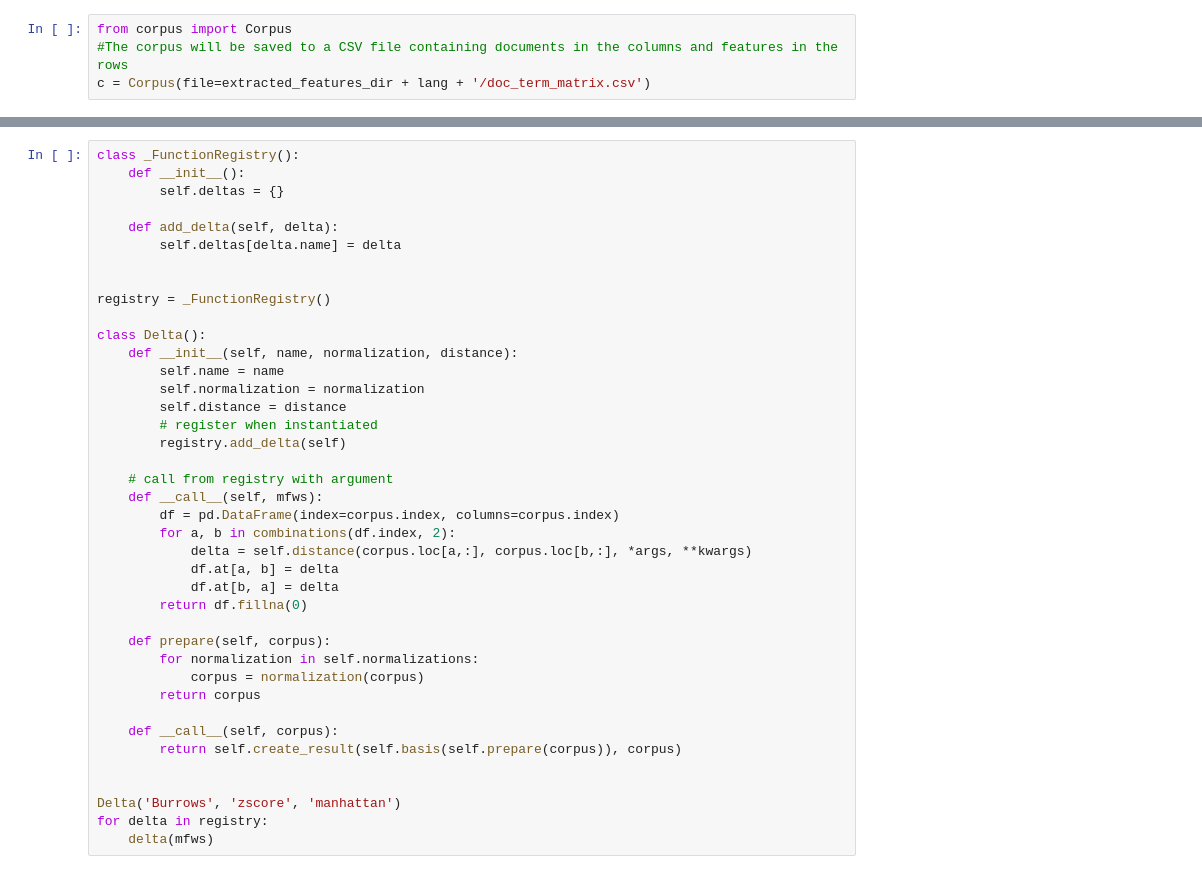
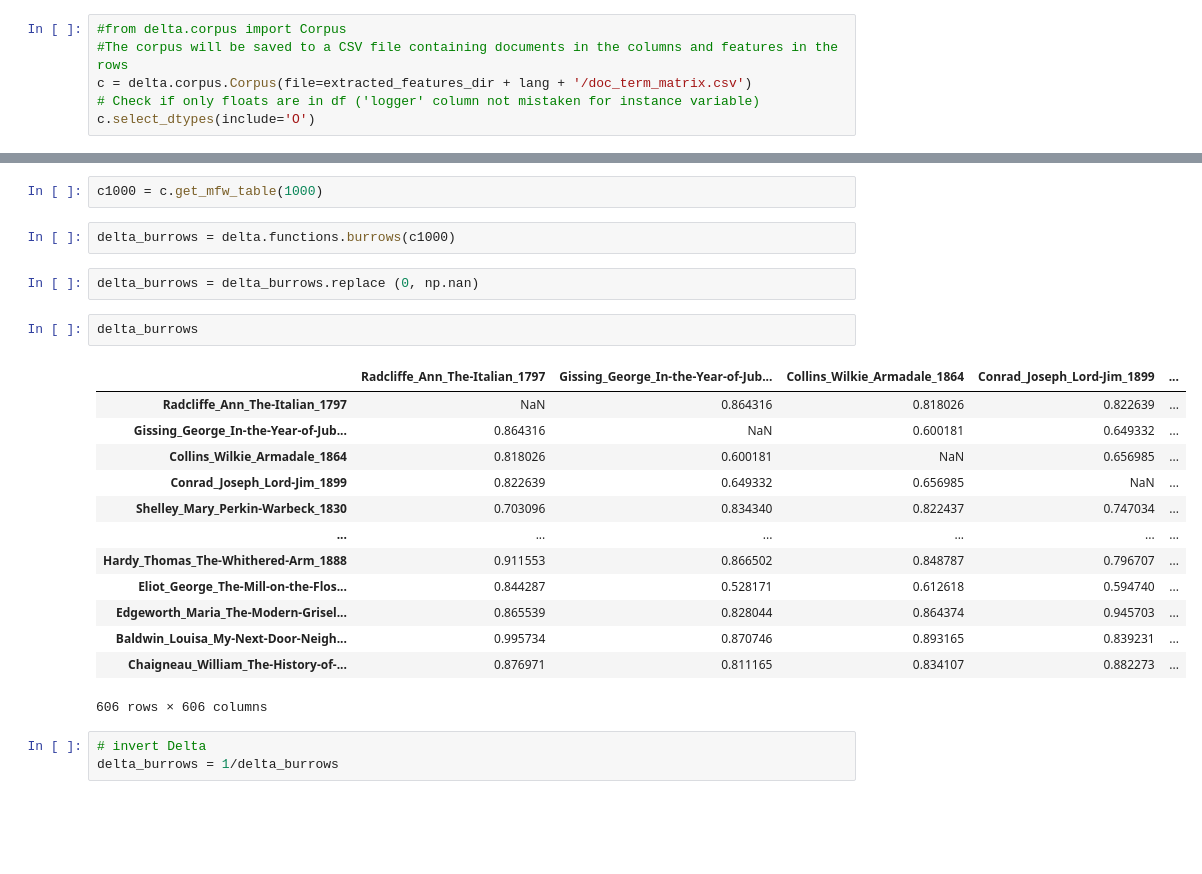
Before and after one commit to sta-a/great-unread, a Jupyter notebook: nbs/delta.ipynb, the cells around one changed output, grey strips where cells are left out. Saved outputs shown, nothing was run; the diff lists cells and outputs as text; blank space fills up the shorter version.

```diff
--- a/nbs/delta.ipynb
+++ b/nbs/delta.ipynb
@@ -56,5 +55,7 @@ TypeError: bad operand type for unary -: 'str'
 # %%
-from corpus import Corpus
+#from delta.corpus import Corpus
 #The corpus will be saved to a CSV file containing documents in the columns and features in the rows
-c = Corpus(file=extracted_features_dir + lang + '/doc_term_matrix.csv')
+c = delta.corpus.Corpus(file=extracted_features_dir + lang + '/doc_term_matrix.csv')
+# Check if only floats are in df ('logger' column not mistaken for instance variable)
+c.select_dtypes(include='O')
 # %% [output]
@@ -145,40 +81,25 @@ class CompositeDeltaFunction(DeltaFunction):
-# %%
-class _FunctionRegistry():
-    def __init__():
-        self.deltas = {}
-
-    def add_delta(self, delta):
-        self.deltas[delta.name] = delta
-
-
-registry = _FunctionRegistry()
-
-class Delta():
-    def __init__(self, name, normalization, distance):
-        self.name = name
-        self.normalization = normalization
-        self.distance = distance
-        # register when instantiated
-        registry.add_delta(self)
-
-    # call from registry with argument
-    def __call__(self, mfws):
-        df = pd.DataFrame(index=corpus.index, columns=corpus.index)
-        for a, b in combinations(df.index, 2):
-            delta = self.distance(corpus.loc[a,:], corpus.loc[b,:], *args, **kwargs)
-            df.at[a, b] = delta
-            df.at[b, a] = delta
-        return df.fillna(0)
-
-    def prepare(self, corpus):
-        for normalization in self.normalizations:
-            corpus = normalization(corpus)
-        return corpus
-
-    def __call__(self, corpus):
-        return self.create_result(self.basis(self.prepare(corpus)), corpus)
-
-
-Delta('Burrows', 'zscore', 'manhattan')
-for delta in registry:
-    delta(mfws)
+# %%
+c1000 = c.get_mfw_table(1000)
+# %%
+delta_burrows = delta.functions.burrows(c1000)
+# %%
+delta_burrows = delta_burrows.replace (0, np.nan)
+# %%
+delta_burrows
+# %% [output]
+|  | Radcliffe_Ann_The-Italian_1797 | Gissing_George_In-the-Year-of-Jub... | Collins_Wilkie_Armadale_1864 | Conrad_Joseph_Lord-Jim_1899 | ... |
+| Radcliffe_Ann_The-Italian_1797 | NaN | 0.864316 | 0.818026 | 0.822639 | ... |
+| Gissing_George_In-the-Year-of-Jub... | 0.864316 | NaN | 0.600181 | 0.649332 | ... |
+| Collins_Wilkie_Armadale_1864 | 0.818026 | 0.600181 | NaN | 0.656985 | ... |
+| Conrad_Joseph_Lord-Jim_1899 | 0.822639 | 0.649332 | 0.656985 | NaN | ... |
+| Shelley_Mary_Perkin-Warbeck_1830 | 0.703096 | 0.834340 | 0.822437 | 0.747034 | ... |
+| ... | ... | ... | ... | ... | ... |
+| Hardy_Thomas_The-Whithered-Arm_1888 | 0.911553 | 0.866502 | 0.848787 | 0.796707 | ... |
+| Eliot_George_The-Mill-on-the-Flos... | 0.844287 | 0.528171 | 0.612618 | 0.594740 | ... |
+| Edgeworth_Maria_The-Modern-Grisel... | 0.865539 | 0.828044 | 0.864374 | 0.945703 | ... |
+| Baldwin_Louisa_My-Next-Door-Neigh... | 0.995734 | 0.870746 | 0.893165 | 0.839231 | ... |
+| Chaigneau_William_The-History-of-... | 0.876971 | 0.811165 | 0.834107 | 0.882273 | ... |
+606 rows × 606 columns
+# %%
+# invert Delta
+delta_burrows = 1/delta_burrows
```
Also changed, not shown: parts of 12 cells of this notebook.
